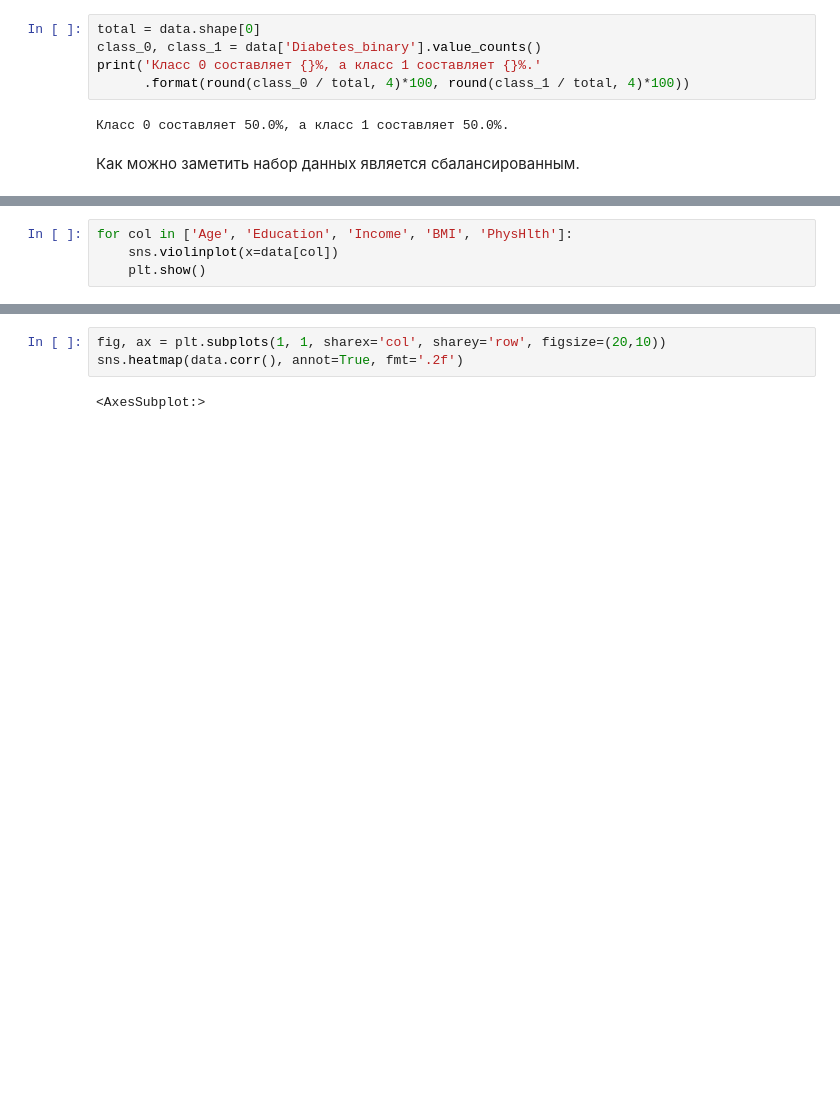
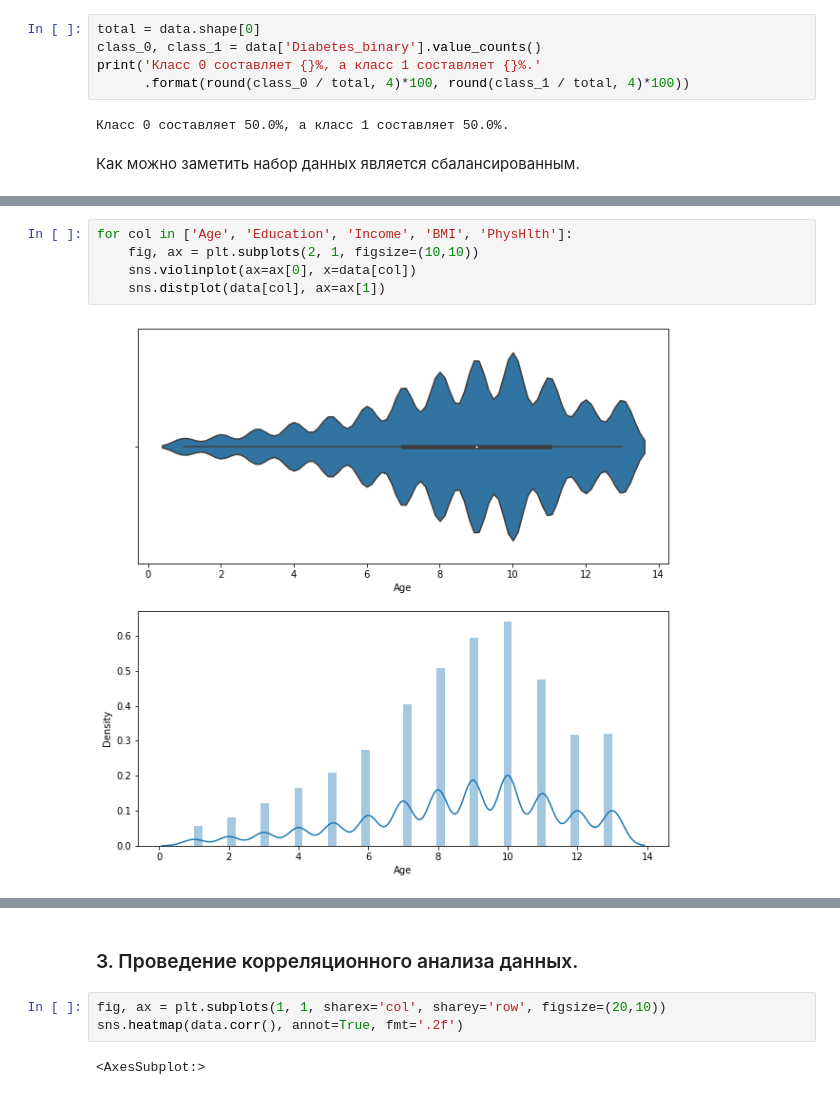
Before and after one commit to a-shirshov/machine_learning, a Jupyter notebook: nir/nir.ipynb, the cells around one changed output, grey strips where cells are left out. Saved outputs shown, nothing was run; the diff lists cells and outputs as text; blank space fills up the shorter version.

```diff
--- a/nir/nir.ipynb
+++ b/nir/nir.ipynb
@@ -148,4 +152,7 @@ KeyboardInterrupt:
 # %%
 for col in ['Age', 'Education', 'Income', 'BMI', 'PhysHlth']:
-    sns.violinplot(x=data[col])
-    plt.show()
+    fig, ax = plt.subplots(2, 1, figsize=(10,10))
+    sns.violinplot(ax=ax[0], x=data[col])
+    sns.distplot(data[col], ax=ax[1])
+# %% [output]
+[figure, added]
@@ -152,3 +163,5 @@ for col in ['Age', 'Education', 'Income', 'BMI', 'PhysHlth']:
+# %% [markdown]
+### 3. Проведение корреляционного анализа данных.
 # %%
 fig, ax = plt.subplots(1, 1, sharex='col', sharey='row', figsize=(20,10))
 sns.heatmap(data.corr(), annot=True, fmt='.2f')
```
Also changed, not shown: parts of 30 cells of this notebook.
